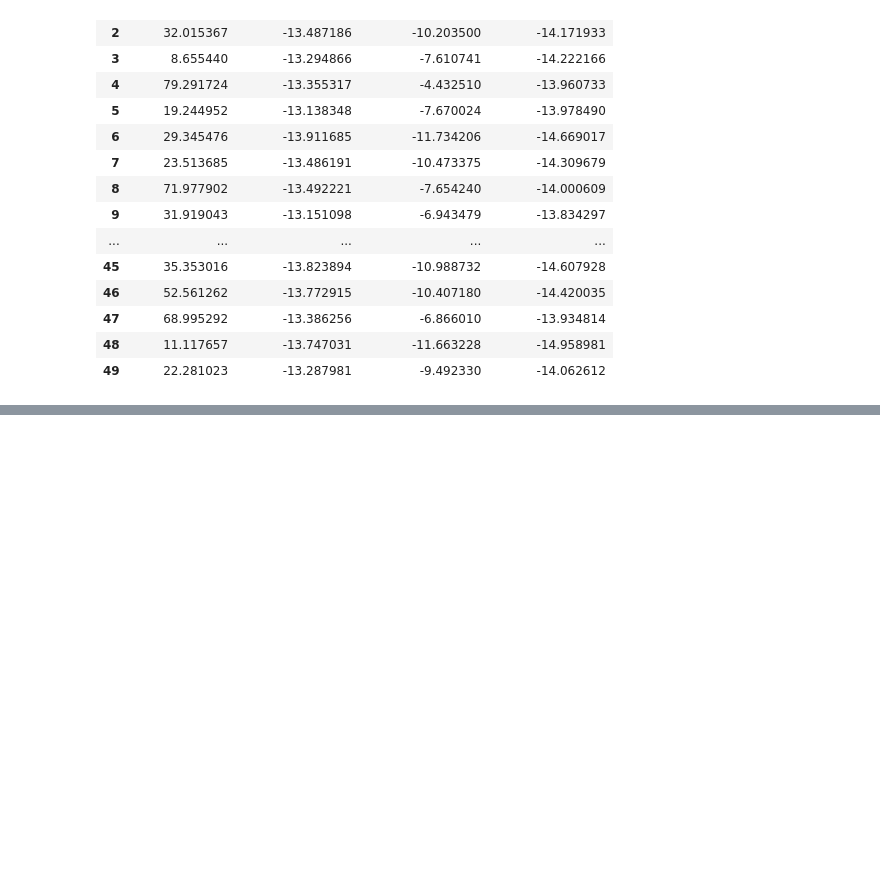
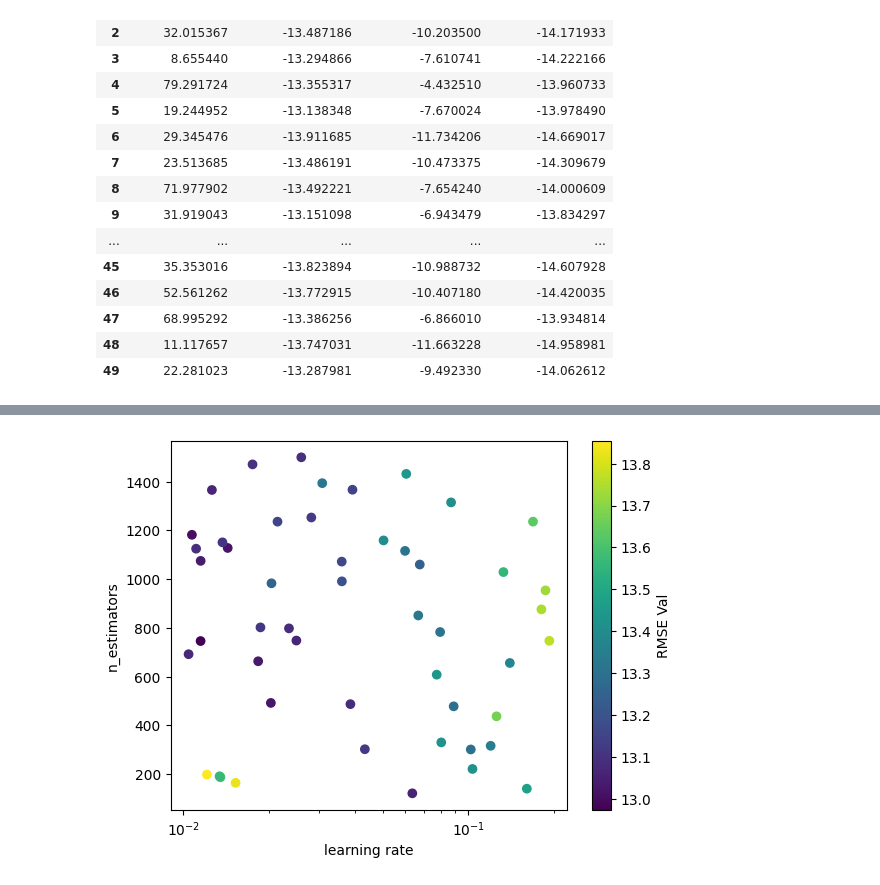
Before and after one commit to nils-pt/turbofan, a Jupyter notebook: notebooks/05_tuning.ipynb, the cells around one changed output, grey strips where cells are left out. Saved outputs shown, nothing was run; the diff lists cells and outputs as text; code cells hidden in the pictures; blank space fills up the shorter version.

```diff
--- a/notebooks/05_tuning.ipynb
+++ b/notebooks/05_tuning.ipynb
@@ -216,0 +301,13 @@ display(res_rf[["mean_fit_time", "mean_test_rmse", "mean_train_rmse", "split0_te
+# %%
+rmse_werte = res_lgbm["mean_test_rmse"]*(-1)
+x = res_lgbm["param_learning_rate"]
+y_scat = res_lgbm["param_n_estimators"]
+
+plt.scatter(x,y_scat, c=rmse_werte)
+plt.xscale("log")
+plt.colorbar(label = "RMSE Val")
+plt.xlabel("learning rate")
+plt.ylabel("n_estimators")
+plt.show()
+# %% [output]
+[figure, added]
```
Also changed, not shown: parts of 28 cells of this notebook.
